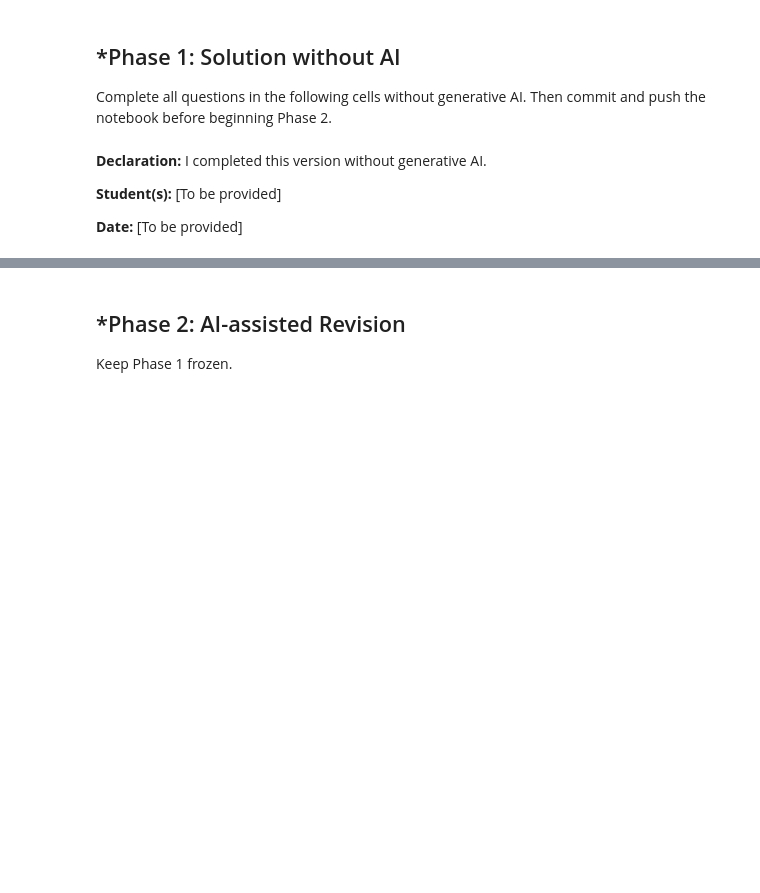
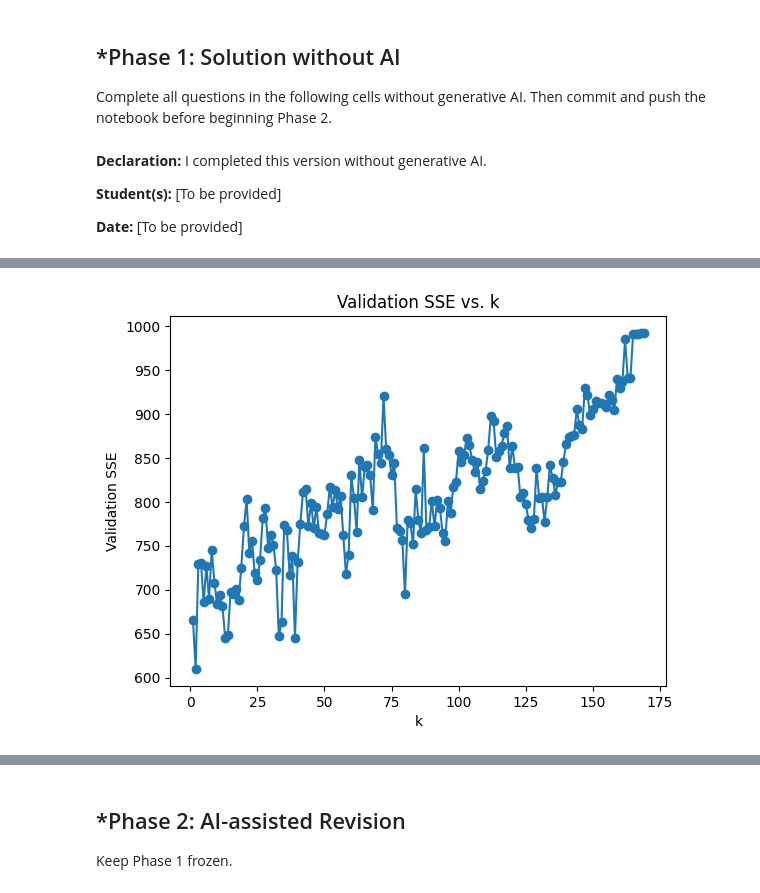
Before and after one commit to michael-zhang0/A03-knn, a Jupyter notebook: notebook.ipynb, the cells around one changed output, grey strips where cells are left out. Saved outputs shown, nothing was run; the diff lists cells and outputs as text; code cells hidden in the pictures; blank space fills up the shorter version.

```diff
--- a/notebook.ipynb
+++ b/notebook.ipynb
@@ -80,0 +79,86 @@ data  notebook.ipynb  README.md
+# %%
+import pandas as pd
+from sklearn.model_selection import train_test_split
+from sklearn.neighbors import KNeighborsClassifier
+import numpy as np
+import matplotlib.pyplot as plt
+from sklearn.metrics import accuracy_score
+
+df = pd.read_csv('./data/land_mines.csv')
+
+# Q2.1
+# The landmine dataset has 338 observations with three features, voltage,
+# height, and soil, and the target variable, mine_type. There are no missing
+# values in the dataset. The target has five classes and is quite balanced, with
+# roughly 20% of each type in the 5 classes. The other features have already
+# been normalized in the range 0 to 1, which is helpful for kNN because no
+# feature will domination the distance calculation based on just scale.
+print(df.head(10))
+print(df.describe())
+print(df.isna().sum())
+print(df["mine_type"].value_counts(normalize=True).sort_index())
+
+# Q2.2
+# Split the data 50/50 into training and testing
+x = df[["voltage", "height", "soil"]]
+y = df["mine_type"]
+x_train, x_test, y_train, y_test = train_test_split(x,y,test_size=0.50,
+                                                    random_state=1,stratify=y)
+print("Training size:", len(x_train))
+print("Test size:", len(x_test))
+
+# Q2.3
+# Build kNN classifier, select k based on lowest validation SSE, k=2
+sse_values = []
+k_values = range(1, 170)
+
+for k in k_values:
+    knn = KNeighborsClassifier(n_neighbors=k)
+    knn.fit(x_train, y_train)
+    y_pred = knn.predict(x_test)
+    sse = np.sum((y_test - y_pred) ** 2)
+    sse_values.append(sse)
+
+best_k = k_values[np.argmin(sse_values)]
+
+print("Best k:", best_k)
+print("Lowest validation SSE:", min(sse_values))
+
+plt.plot(k_values, sse_values, marker="o")
+plt.xlabel("k")
+plt.ylabel("Validation SSE")
+plt.title("Validation SSE vs. k")
+plt.show()
+
+best_knn = KNeighborsClassifier(n_neighbors=best_k)
+best_knn.fit(x_train, y_train)
+y_pred = best_knn.predict(x_test)
+best_k = k_values[np.argmin(sse_values)]
+
+# Q2.4
+# The optimal kNN model used k = 2 and achieved an accuracy of 40% on the test
+# set. The model performed best for mine type 2 with an accuracy of 82.86%,
+# and worst for type 5 with an accuracy of 6.06%.
+confusion = pd.crosstab(
+    y_test,
+    y_pred,
+    rownames=["Actual"],
+    colnames=["Predicted"]
+)
+print(confusion)
+accuracy = accuracy_score(y_test, y_pred)
+print("Accuracy:", accuracy)
+print("Accuracy (%):", accuracy * 100)
+class_accuracy = np.diag(confusion) / confusion.sum(axis=1)
+print(class_accuracy)
+print("Most accurate class:", class_accuracy.idxmax())
+print("Least accurate class:", class_accuracy.idxmin())
+
+# Q2.5
+# I would not use this model as the only method for identifying a mine because
+# it still makes a lot of classification errors. Even if it predicts many mines
+# right for one type, it may incorrectly label other mines as that type. I would
+# use this model as a screening tool and not a final decision-maker. Predictions
+# should be confirmed by a human and extra caution should be used for mine types
+# that the confusion matrix frequently confused.
+# %% [output]
@@ -80,0 +182 @@ data  notebook.ipynb  README.md
+[figure, added]
```
Also changed, not shown: parts of 2 cells of this notebook.
